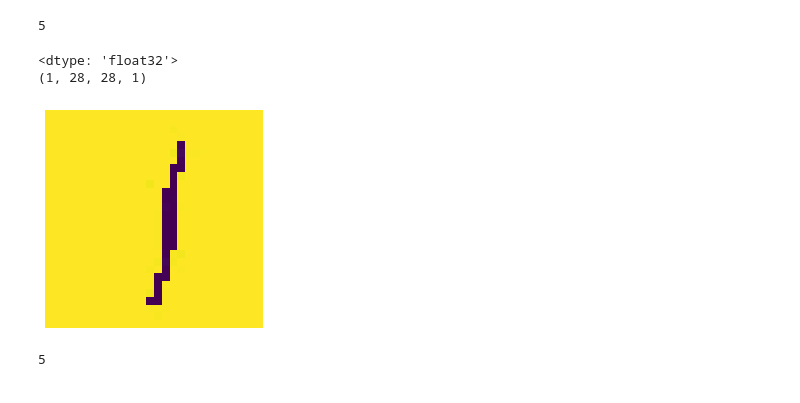
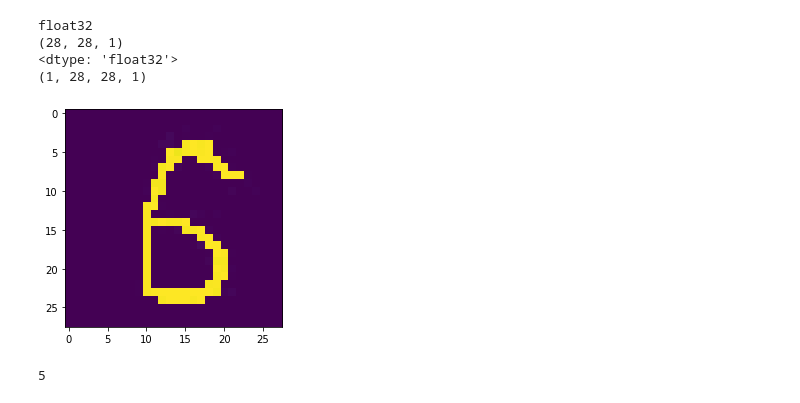
Before and after one commit to komushi/sagemaker-tfds-study, a Jupyter notebook: tfds_keras_mnist_predict.ipynb, the cells around one changed output. Saved outputs shown, nothing was run; the diff lists cells and outputs as text; code cells hidden in the pictures.

```diff
--- a/tfds_keras_mnist_predict.ipynb
+++ b/tfds_keras_mnist_predict.ipynb
@@ -62,28 +52,29 @@ print(bw_img_arr.shape)
-# %%
-output_data = my_model.predict(bw_img_arr)
-np.argmax(output_data[0])
-# %% [output]
-5
 # %%
 
 from tensorflow.keras.preprocessing.image import img_to_array, load_img
 from matplotlib import pyplot as plt
 
-image = load_img("imgs/1_001.jpg", color_mode="grayscale", target_size=(28,28))
+image = load_img("imgs/6_003.jpg", color_mode="grayscale", target_size=(28,28))
+
 
 plt.imshow(image)
-plt.axis('off')
+
 
 
 image_array = img_to_array(image)
+print(image_array.dtype)
+print(image_array.shape)
+
 image_array = tf.expand_dims(image_array, 0)
 
 print(image_array.dtype)
 print(image_array.shape)
 # %% [output]
+float32
+(28, 28, 1)
 <dtype: 'float32'>
 (1, 28, 28, 1)
-[figure, old version]
+[figure, new version]
 # %%
 import numpy as np
 output_data = my_model.predict(image_array)
```
Also changed, not shown: parts of 6 cells of this notebook, 7 other files.
